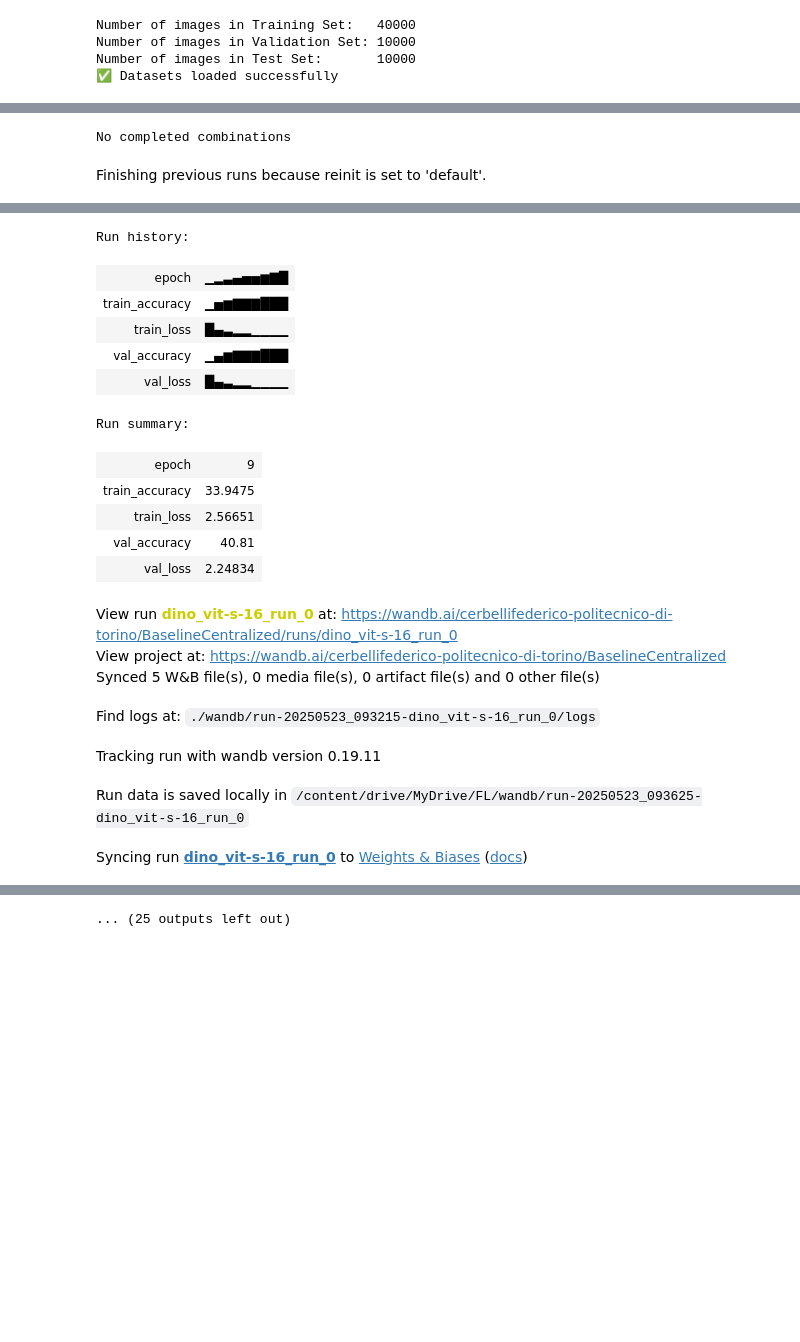
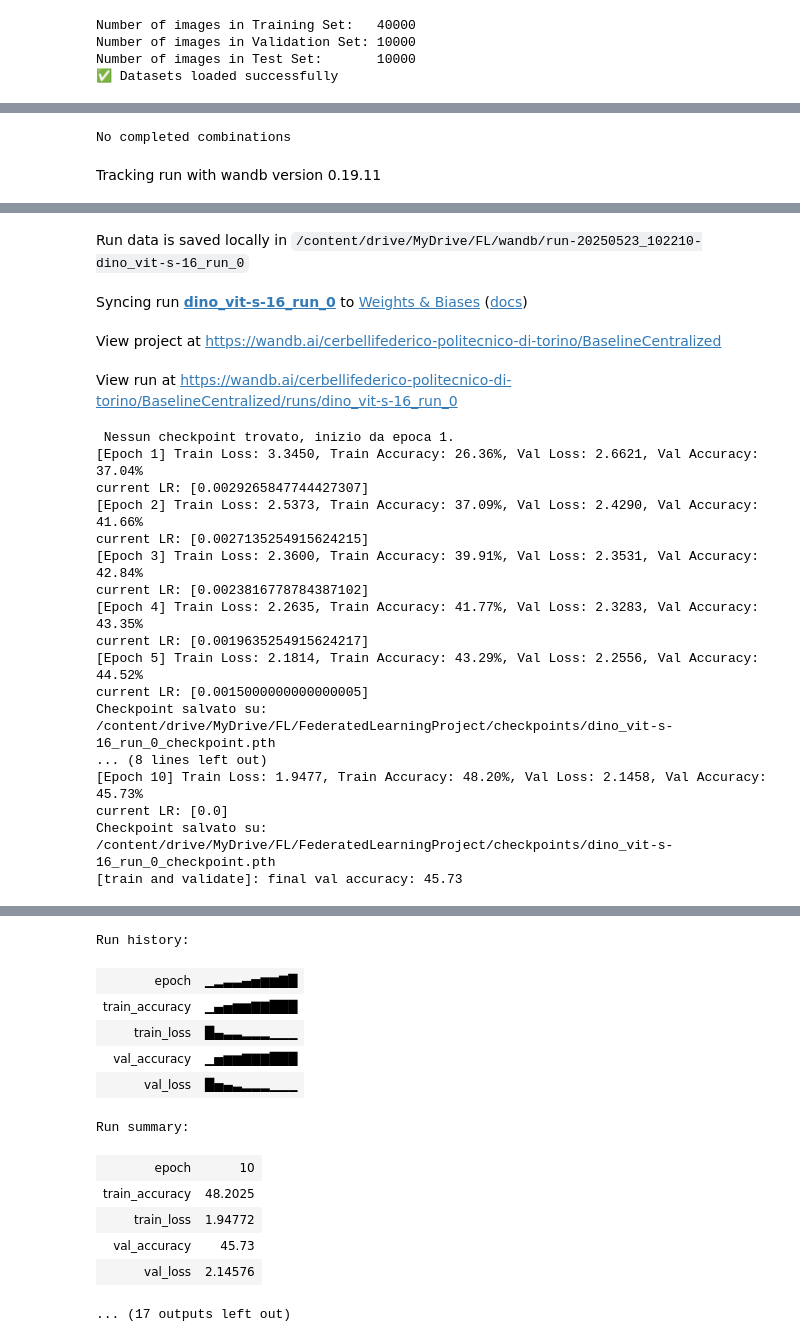
Before and after one commit to depetrofabio/FederatedLearningProject, a Jupyter notebook: experiments/baseline_centralized.ipynb, the cells around one changed output, grey strips where cells are left out. Cells and saved outputs as stored; diff of their text form; code cells hidden in the pictures; blank space fills up the shorter version.

```diff
--- a/experiments/baseline_centralized.ipynb
+++ b/experiments/baseline_centralized.ipynb
@@ -76,7 +76,7 @@ c = {
     'weight_decay': {
         'values': [0.0001, 0.0005]}}
 # %%
-o_model = models.FlexibleDino()     # original model
+o_model = models.LinearFlexibleDino()     # original model
 o_model.freeze(12)
 o_model.to_cuda()
 o_model.debug()
@@ -229,6 +229,8 @@ for i in range(len(configs)):                                       # iterate ov
         json.dump(completed_combinations, f)
 
     print(f" Finished combination {i}")
+
+epochs_head = start_epoch
 # %% [output]
 No completed combinations
-Finishing previous runs because reinit is set to 'default'.
+Tracking run with wandb version 0.19.11
@@ -236,19 +237,21 @@ Finishing previous runs because reinit is set to 'default'.
-Run history:
-| epoch | ▁▂▃▄▅▅▆▇█ |
-| train_accuracy | ▁▅▆▇▇▇███ |
-| train_loss | █▄▃▂▂▁▁▁▁ |
-| val_accuracy | ▁▄▆▇▇▇███ |
-| val_loss | █▄▃▂▂▁▁▁▁ |
-Run summary:
-| epoch | 9 |
-| train_accuracy | 33.9475 |
-| train_loss | 2.56651 |
-| val_accuracy | 40.81 |
-| val_loss | 2.24834 |
-View run dino_vit-s-16_run_0 at: https://wandb.ai/cerbellifederico-politecnico-di-torino/BaselineCentralized/runs/dino_vit-s-16_run_0
-View project at: https://wandb.ai/cerbellifederico-politecnico-di-torino/BaselineCentralized
-Synced 5 W&B file(s), 0 media file(s), 0 artifact file(s) and 0 other file(s)
+Run data is saved locally in /content/drive/MyDrive/FL/wandb/run-20250523_102210-dino_vit-s-16_run_0
-Find logs at: ./wandb/run-20250523_093215-dino_vit-s-16_run_0/logs
+Syncing run dino_vit-s-16_run_0 to Weights & Biases (docs)
-Tracking run with wandb version 0.19.11
+View project at https://wandb.ai/cerbellifederico-politecnico-di-torino/BaselineCentralized
-Run data is saved locally in /content/drive/MyDrive/FL/wandb/run-20250523_093625-dino_vit-s-16_run_0
+View run at https://wandb.ai/cerbellifederico-politecnico-di-torino/BaselineCentralized/runs/dino_vit-s-16_run_0
-Syncing run dino_vit-s-16_run_0 to Weights & Biases (docs)
+ Nessun checkpoint trovato, inizio da epoca 1.
+[Epoch 1] Train Loss: 3.3450, Train Accuracy: 26.36%, Val Loss: 2.6621, Val Accuracy: 37.04%
+current LR: [0.0029265847744427307]
+[Epoch 2] Train Loss: 2.5373, Train Accuracy: 37.09%, Val Loss: 2.4290, Val Accuracy: 41.66%
+current LR: [0.0027135254915624215]
+[Epoch 3] Train Loss: 2.3600, Train Accuracy: 39.91%, Val Loss: 2.3531, Val Accuracy: 42.84%
+current LR: [0.0023816778784387102]
+[Epoch 4] Train Loss: 2.2635, Train Accuracy: 41.77%, Val Loss: 2.3283, Val Accuracy: 43.35%
+current LR: [0.0019635254915624217]
+[Epoch 5] Train Loss: 2.1814, Train Accuracy: 43.29%, Val Loss: 2.2556, Val Accuracy: 44.52%
+current LR: [0.0015000000000000005]
+Checkpoint salvato su: /content/drive/MyDrive/FL/FederatedLearningProject/checkpoints/dino_vit-s-16_run_0_checkpoint.pth
+... (8 lines left out)
+[Epoch 10] Train Loss: 1.9477, Train Accuracy: 48.20%, Val Loss: 2.1458, Val Accuracy: 45.73%
+current LR: [0.0]
+Checkpoint salvato su: /content/drive/MyDrive/FL/FederatedLearningProject/checkpoints/dino_vit-s-16_run_0_checkpoint.pth
+[train and validate]: final val accuracy: 45.73
@@ -255,4 +259,16 @@ Syncing run dino_vit-s-16_run_0 to Weights & Biases (docs)
+Run history:
+| epoch | ▁▂▃▃▄▅▆▆▇█ |
+| train_accuracy | ▁▄▅▆▆▇▇███ |
+| train_loss | █▄▃▃▂▂▂▁▁▁ |
+| val_accuracy | ▁▅▆▆▇▇▇███ |
+| val_loss | █▅▄▃▂▂▂▁▁▁ |
-... (25 outputs left out)
+Run summary:
+| epoch | 10 |
+| train_accuracy | 48.2025 |
+| train_loss | 1.94772 |
+| val_accuracy | 45.73 |
+| val_loss | 2.14576 |
+... (17 outputs left out)
 # %%
 # Directory dei checkpoint
 checkpoint_dir = "/content/drive/MyDrive/FL/FederatedLearningProject/checkpoints"
```
Also changed, not shown: parts of 3 cells of this notebook.
